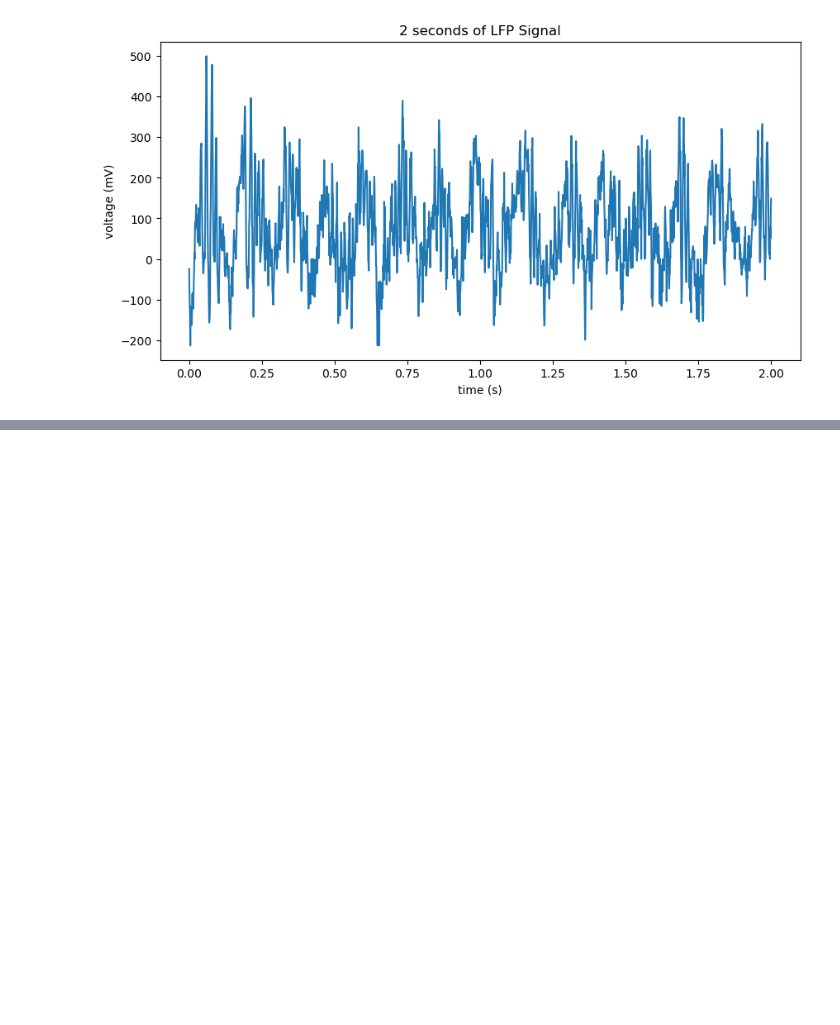
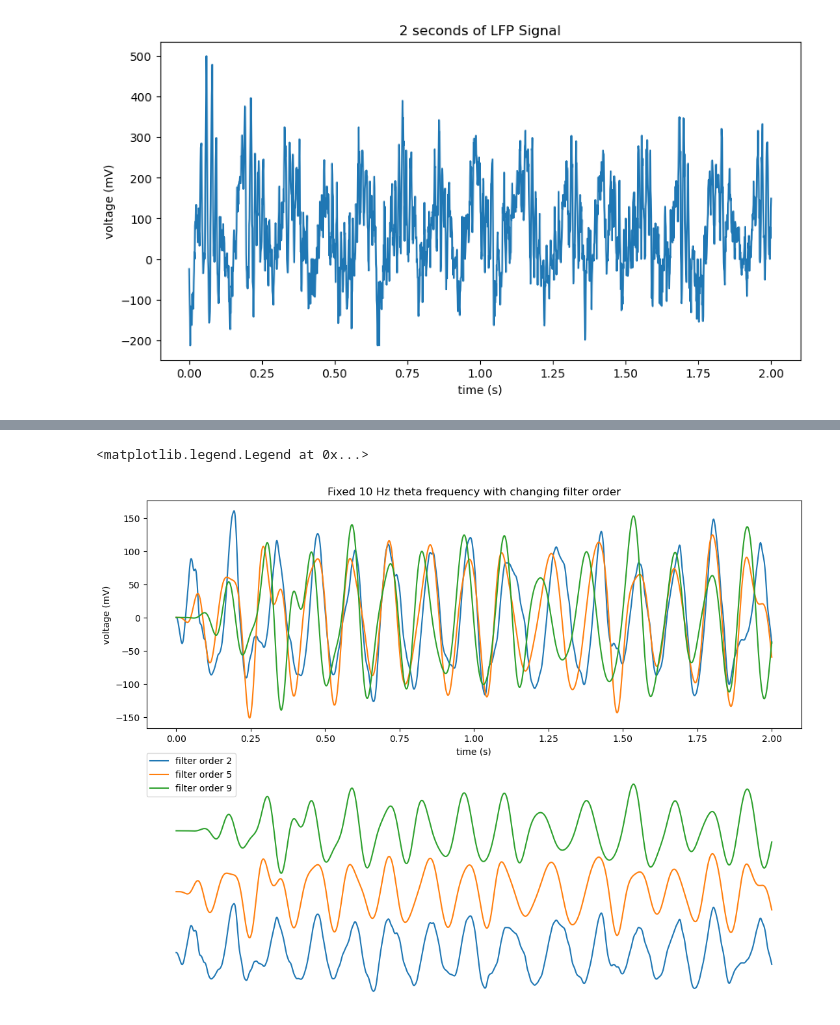
Before and after one commit to pschristodoulou/NRA, a Jupyter notebook: LFP/exercises_done1.ipynb, the cells around one changed output, grey strips where cells are left out. Saved outputs shown, nothing was run; the diff lists cells and outputs as text; code cells hidden in the pictures; blank space fills up the shorter version.

```diff
--- a/LFP/exercises_done1.ipynb
+++ b/LFP/exercises_done1.ipynb
@@ -128,0 +115,25 @@ In this exercise we will use the tools we learned about to detect and inspect th
+# %%
+filter_orders = [2, 5, 9]
+plot_offset = 200 # to plot the signal on different lines
+x = np.linspace(0,2,2000)
+plt.figure(figsize=(13, 10))
+
+for idx, ord in enumerate(filter_orders):
+    th_lfp_ord = bandpass_filter(lfp, low_f=5, high_f=15, filter_order=ord)
+
+    plt.subplot(2, 1, 1)
+    plt.plot(x, th_lfp_ord[:2000], label='filter order %d' % ord)
+    plt.subplot(2, 1, 2)
+    plt.plot(x, th_lfp_ord[:2000] + idx * plot_offset, label='filter order %d' % ord)
+
+plt.subplot(2, 1, 1)
+plt.ylabel('voltage (mV)')
+plt.xlabel('time (s)')
+plt.title("Fixed 10 Hz theta frequency with changing filter order")
+
+plt.subplot(2, 1, 2)
+plt.axis('off')
+plt.legend(loc=(0, 0.9))
+# %% [output]
+<matplotlib.legend.Legend at 0x...>
+[figure, added]
```
Also changed, not shown: parts of 6 cells of this notebook.
